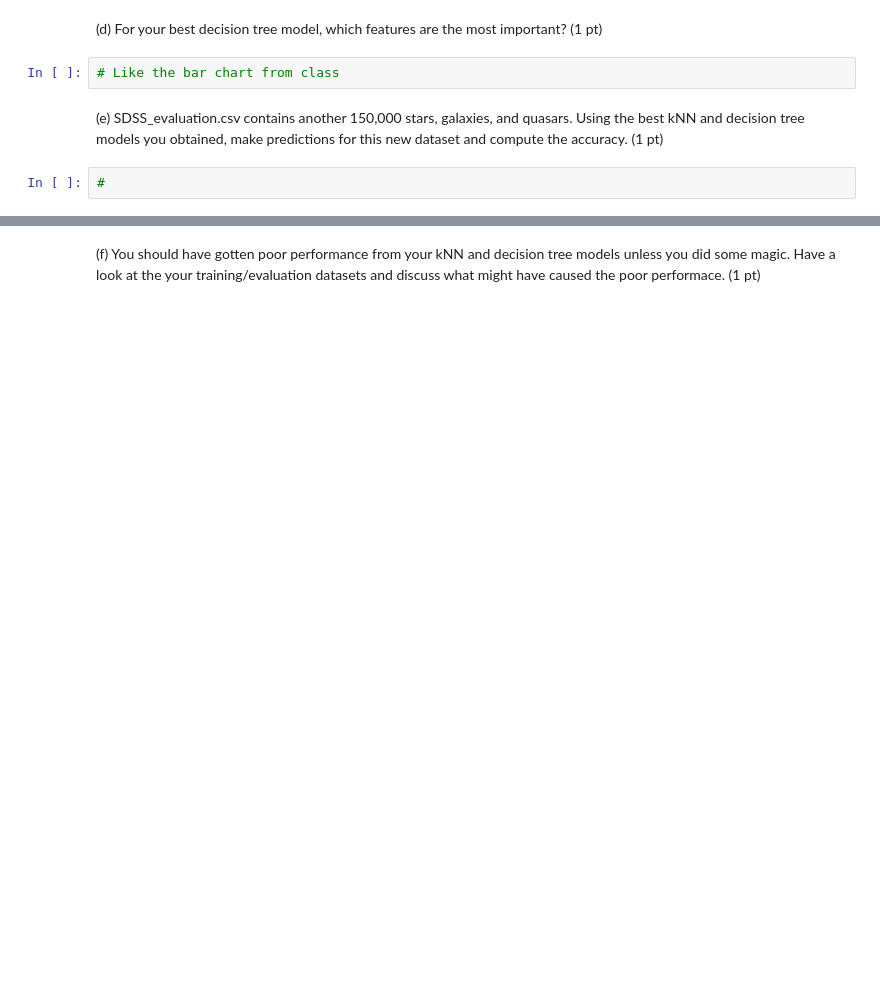
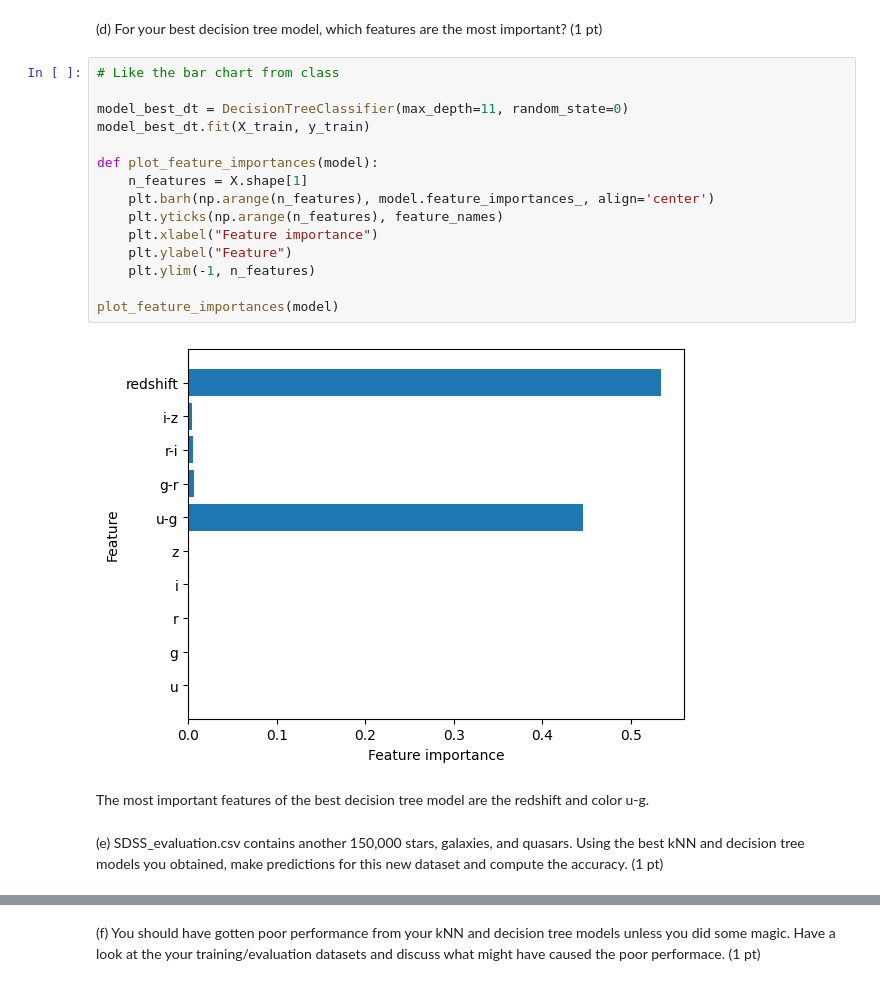
Before and after one commit to SpacialTree/HomeworkBack, a Jupyter notebook: MachineLearning/Homework/HW1/AST7939_homework1.ipynb, the cells around one changed output, grey strips where cells are left out. Saved outputs shown, nothing was run; the diff lists cells and outputs as text; blank space fills up the shorter version.

```diff
--- a/MachineLearning/Homework/HW1/AST7939_homework1.ipynb
+++ b/MachineLearning/Homework/HW1/AST7939_homework1.ipynb
@@ -158,8 +209,23 @@ X_train, X_test, y_train, y_test = train_test_split(X, y, random_state=0)
 # %% [markdown]
 (d) For your best decision tree model, which features are the most important? (1 pt)
-# %%
-# Like the bar chart from class
+# %%
+# Like the bar chart from class
+
+model_best_dt = DecisionTreeClassifier(max_depth=11, random_state=0)
+model_best_dt.fit(X_train, y_train)
+
+def plot_feature_importances(model):
+    n_features = X.shape[1]
+    plt.barh(np.arange(n_features), model.feature_importances_, align='center')
+    plt.yticks(np.arange(n_features), feature_names)
+    plt.xlabel("Feature importance")
+    plt.ylabel("Feature")
+    plt.ylim(-1, n_features)
+
+plot_feature_importances(model)
+# %% [output]
+[figure, added]
+# %% [markdown]
+The most important features of the best decision tree model are the redshift and color u-g.
 # %% [markdown]
 (e) SDSS_evaluation.csv contains another 150,000 stars, galaxies, and quasars. Using the best kNN and decision tree models you obtained, make predictions for this new dataset and compute the accuracy. (1 pt)
-# %%
-#
```
Also changed, not shown: parts of 26 cells of this notebook, 6 other files.
